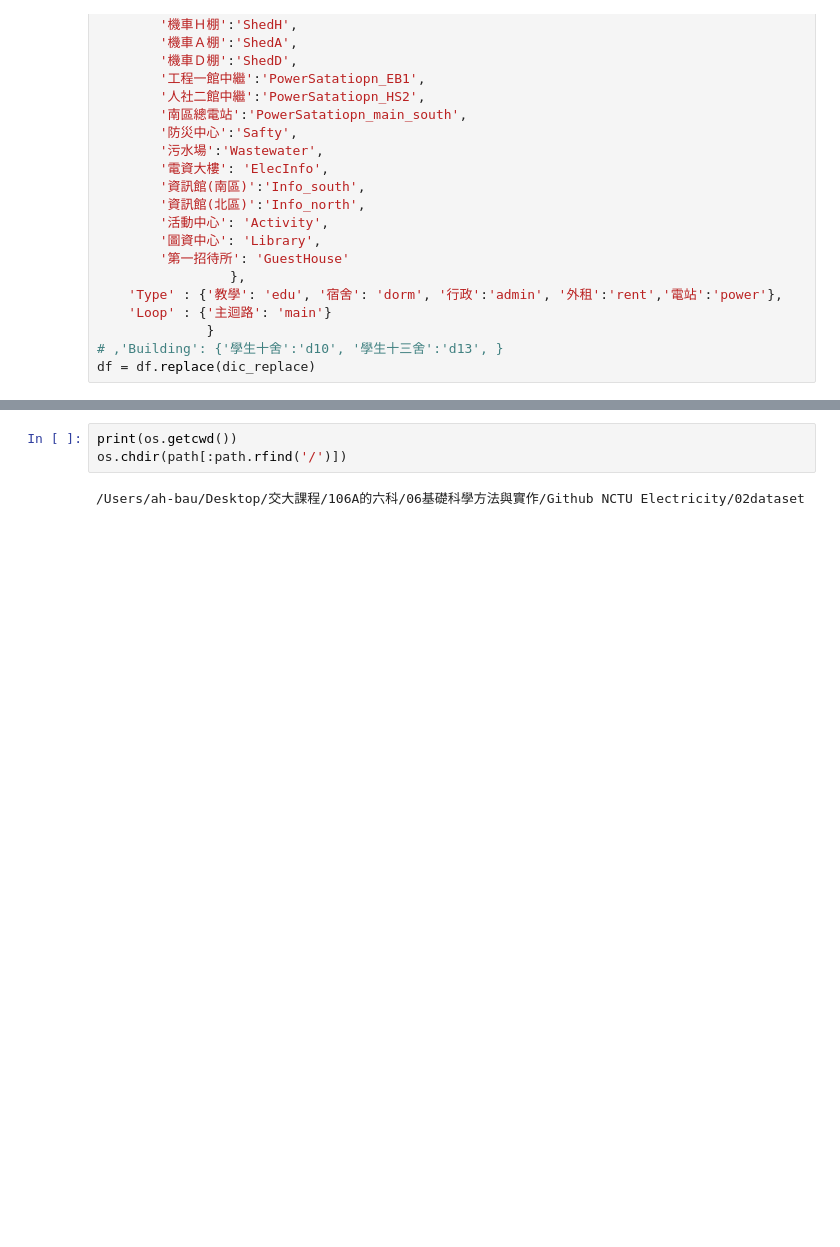
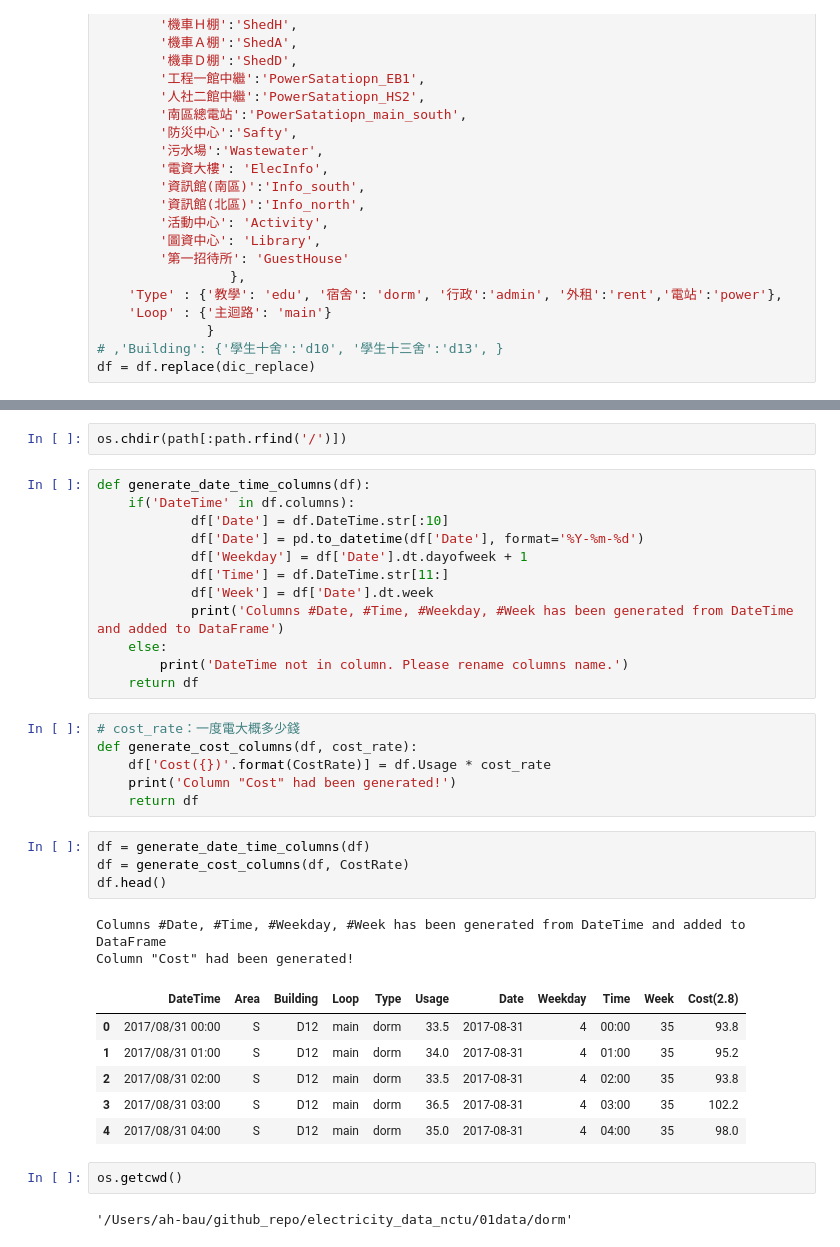
Before and after one commit to Bojne/NCTU-data-analysis, a Jupyter notebook: 02code/01_資料欄位前處理.ipynb, the cells around one changed output, grey strips where cells are left out. Cells and saved outputs as stored; diff of their text form; blank space fills up the shorter version.

```diff
--- a/02code/01_資料欄位前處理.ipynb
+++ b/02code/01_資料欄位前處理.ipynb
@@ -190,8 +187,40 @@ understand(df)
 The value is more than 100 so wont be list here :P
 # %%
-print(os.getcwd())
 os.chdir(path[:path.rfind('/')])
-# %% [output]
-/Users/ah-bau/Desktop/交大課程/106A的六科/06基礎科學方法與實作/Github NCTU Electricity/02dataset
+# %%
+def generate_date_time_columns(df):
+    if('DateTime' in df.columns):
+            df['Date'] = df.DateTime.str[:10]
+            df['Date'] = pd.to_datetime(df['Date'], format='%Y-%m-%d')
+            df['Weekday'] = df['Date'].dt.dayofweek + 1
+            df['Time'] = df.DateTime.str[11:]
+            df['Week'] = df['Date'].dt.week
+            print('Columns #Date, #Time, #Weekday, #Week has been generated from DateTime and added to DataFrame')
+    else:
+        print('DateTime not in column. Please rename columns name.')
+    return df
+# %%
+# cost_rate：一度電大概多少錢
+def generate_cost_columns(df, cost_rate):
+    df['Cost({})'.format(CostRate)] = df.Usage * cost_rate
+    print('Column "Cost" had been generated!')
+    return df
+# %%
+df = generate_date_time_columns(df)
+df = generate_cost_columns(df, CostRate)
+df.head()
+# %% [output]
+Columns #Date, #Time, #Weekday, #Week has been generated from DateTime and added to DataFrame
+Column "Cost" had been generated!
+|  | DateTime | Area | Building | Loop | Type | Usage | Date | Weekday | Time | Week | Cost(2.8) |
+| 0 | 2017/08/31 00:00 | S | D12 | main | dorm | 33.5 | 2017-08-31 | 4 | 00:00 | 35 | 93.8 |
+| 1 | 2017/08/31 01:00 | S | D12 | main | dorm | 34.0 | 2017-08-31 | 4 | 01:00 | 35 | 95.2 |
+| 2 | 2017/08/31 02:00 | S | D12 | main | dorm | 33.5 | 2017-08-31 | 4 | 02:00 | 35 | 93.8 |
+| 3 | 2017/08/31 03:00 | S | D12 | main | dorm | 36.5 | 2017-08-31 | 4 | 03:00 | 35 | 102.2 |
+| 4 | 2017/08/31 04:00 | S | D12 | main | dorm | 35.0 | 2017-08-31 | 4 | 04:00 | 35 | 98.0 |
+# %%
+os.getcwd()
+# %% [output]
+'/Users/ah-bau/github_repo/electricity_data_nctu/01data/dorm'
 # %%
 df.to_csv('[new]'+file, encoding='utf-8')
```
Also changed, not shown: parts of 10 cells of this notebook, 46 other files.
